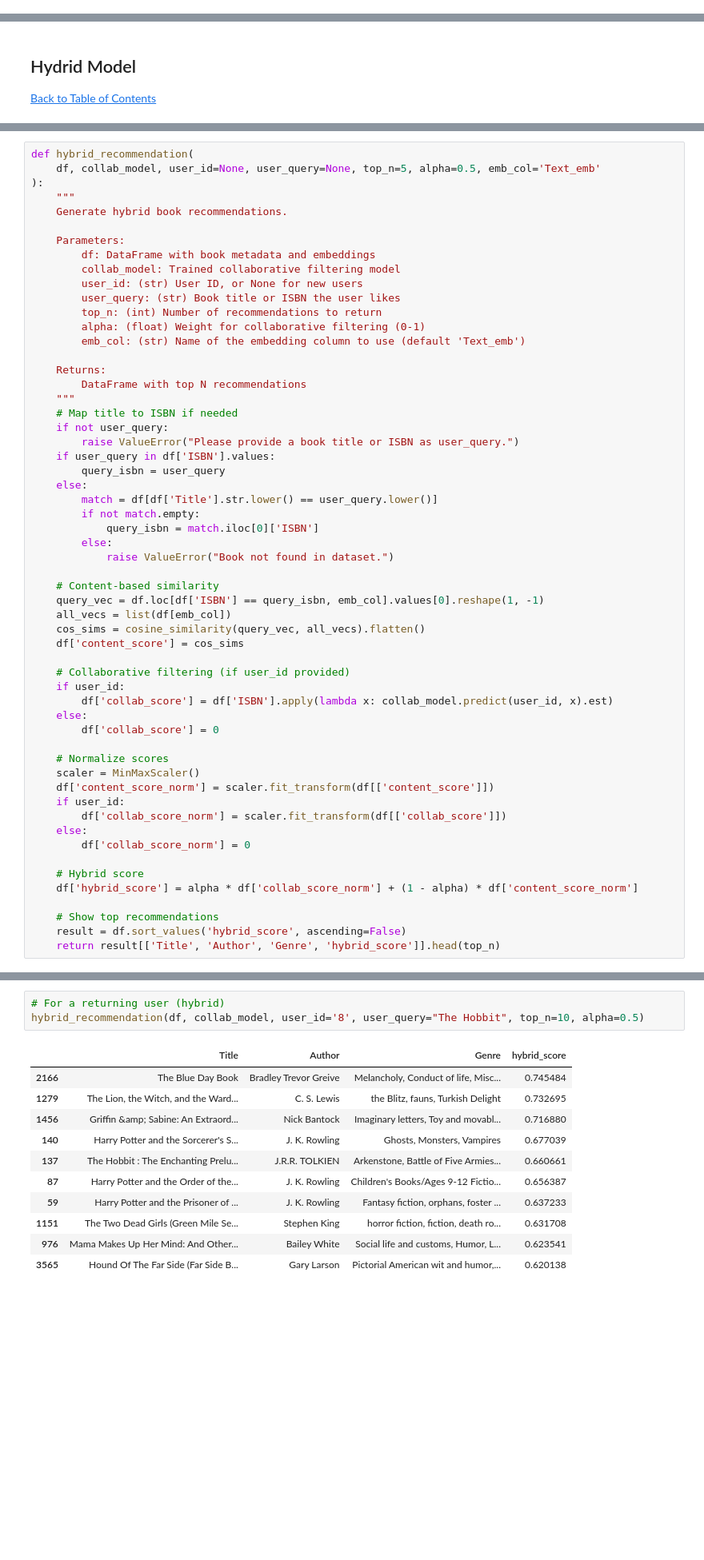
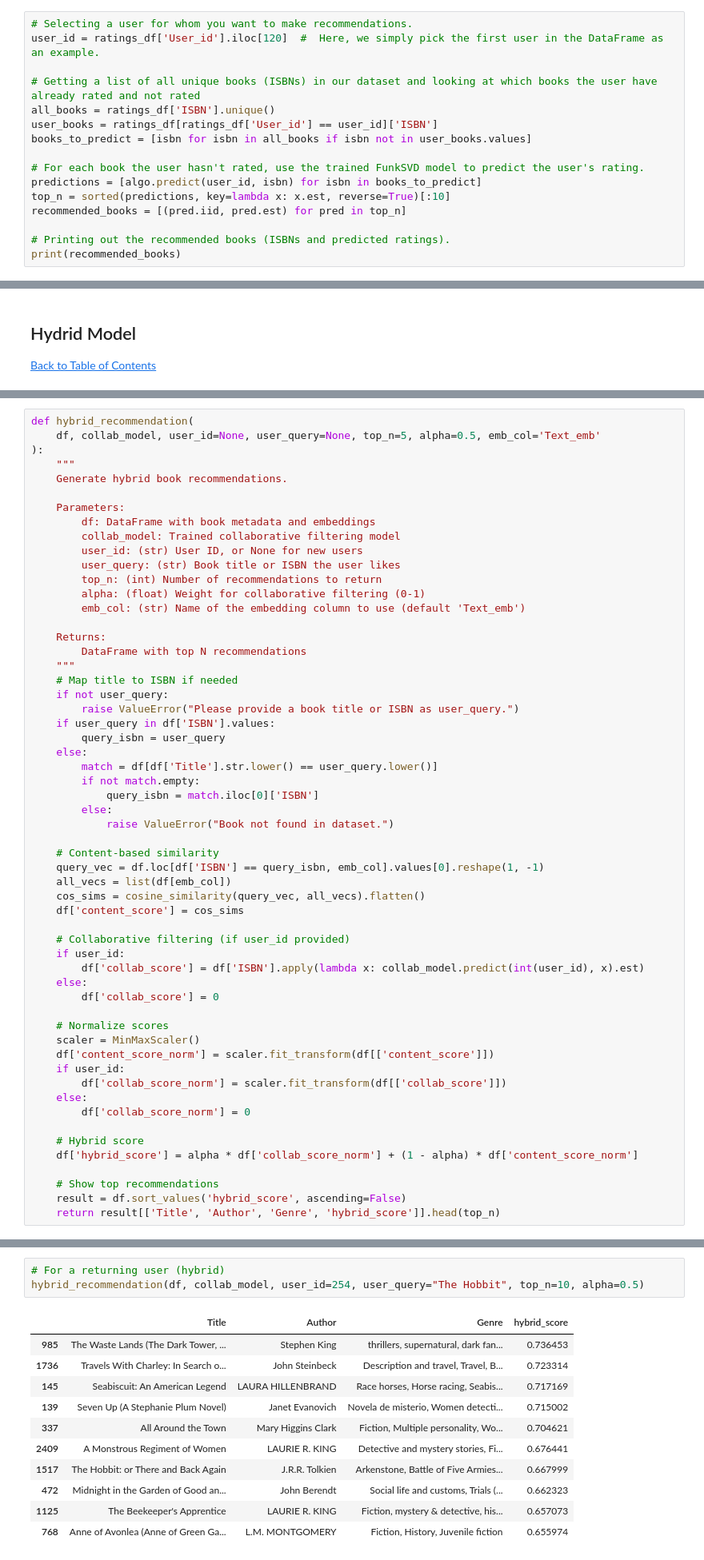
Before and after one commit to MiliThakrar/Book-Recommendations, a Jupyter notebook: notebooks/4. Advance Modeling.ipynb, the cells around one changed output, grey strips where cells are left out. Shown at 80% size. Saved outputs shown, nothing was run; the diff lists cells and outputs as text; blank space fills up the shorter version.

Commit message:
updated the code for Hydrid Model in the advance modeling notebook as it had some issues

```diff
--- a/notebooks/4. Advance Modeling.ipynb
+++ b/notebooks/4. Advance Modeling.ipynb
@@ -389,3 +389,19 @@ final_recommendations
 | 7 | 0671793489 | 8.122453 | All Around the Town | Mary Higgins Clark | Pocket Star |
 | 8 | 0679742298 | 7.922576 | The Talented Mr. Ripley (Vintage ... | Patricia Highsmith | Vintage Books USA |
 | 9 | 0060915544 | 7.723726 | The Bean Trees | Barbara Kingsolver | Perennial |
+# %%
+# Selecting a user for whom you want to make recommendations.
+user_id = ratings_df['User_id'].iloc[120]  #  Here, we simply pick the first user in the DataFrame as an example.
+
+# Getting a list of all unique books (ISBNs) in our dataset and looking at which books the user have already rated and not rated
+all_books = ratings_df['ISBN'].unique()
+user_books = ratings_df[ratings_df['User_id'] == user_id]['ISBN']
+books_to_predict = [isbn for isbn in all_books if isbn not in user_books.values]
+
+# For each book the user hasn't rated, use the trained FunkSVD model to predict the user's rating.
+predictions = [algo.predict(user_id, isbn) for isbn in books_to_predict]
+top_n = sorted(predictions, key=lambda x: x.est, reverse=True)[:10]
+recommended_books = [(pred.iid, pred.est) for pred in top_n]
+
+# Printing out the recommended books (ISBNs and predicted ratings).
+print(recommended_books)
@@ -649,7 +690,7 @@ def hybrid_recommendation(
 
     # Collaborative filtering (if user_id provided)
     if user_id:
-        df['collab_score'] = df['ISBN'].apply(lambda x: collab_model.predict(user_id, x).est)
+        df['collab_score'] = df['ISBN'].apply(lambda x: collab_model.predict(int(user_id), x).est)
     else:
         df['collab_score'] = 0
 
@@ -694,19 +735,19 @@ hybrid_recommendation(df, collab_model, user_id=None, user_query="The Hobbit", t
 | 8867 | Skull Beneath the Skin | P D James | Fiction, Cordelia Gray (Fictitiou... | 0.356974 |
 # %%
 # For a returning user (hybrid)
-hybrid_recommendation(df, collab_model, user_id='8', user_query="The Hobbit", top_n=10, alpha=0.5)
+hybrid_recommendation(df, collab_model, user_id=254, user_query="The Hobbit", top_n=10, alpha=0.5)
 # %% [output]
 |  | Title | Author | Genre | hybrid_score |
-| 2166 | The Blue Day Book | Bradley Trevor Greive | Melancholy, Conduct of life, Misc... | 0.745484 |
-| 1279 | The Lion, the Witch, and the Ward... | C. S. Lewis | the Blitz, fauns, Turkish Delight | 0.732695 |
-| 1456 | Griffin &amp; Sabine: An Extraord... | Nick Bantock | Imaginary letters, Toy and movabl... | 0.716880 |
-| 140 | Harry Potter and the Sorcerer's S... | J. K. Rowling | Ghosts, Monsters, Vampires | 0.677039 |
-| 137 | The Hobbit : The Enchanting Prelu... | J.R.R. TOLKIEN | Arkenstone, Battle of Five Armies... | 0.660661 |
-| 87 | Harry Potter and the Order of the... | J. K. Rowling | Children's Books/Ages 9-12 Fictio... | 0.656387 |
-| 59 | Harry Potter and the Prisoner of ... | J. K. Rowling | Fantasy fiction, orphans, foster ... | 0.637233 |
-| 1151 | The Two Dead Girls (Green Mile Se... | Stephen King | horror fiction, fiction, death ro... | 0.631708 |
-| 976 | Mama Makes Up Her Mind: And Other... | Bailey White | Social life and customs, Humor, L... | 0.623541 |
-| 3565 | Hound Of The Far Side (Far Side B... | Gary Larson | Pictorial American wit and humor,... | 0.620138 |
+| 985 | The Waste Lands (The Dark Tower, ... | Stephen King | thrillers, supernatural, dark fan... | 0.736453 |
+| 1736 | Travels With Charley: In Search o... | John Steinbeck | Description and travel, Travel, B... | 0.723314 |
+| 145 | Seabiscuit: An American Legend | LAURA HILLENBRAND | Race horses, Horse racing, Seabis... | 0.717169 |
+| 139 | Seven Up (A Stephanie Plum Novel) | Janet Evanovich | Novela de misterio, Women detecti... | 0.715002 |
+| 337 | All Around the Town | Mary Higgins Clark | Fiction, Multiple personality, Wo... | 0.704621 |
+| 2409 | A Monstrous Regiment of Women | LAURIE R. KING | Detective and mystery stories, Fi... | 0.676441 |
+| 1517 | The Hobbit: or There and Back Again | J.R.R. Tolkien | Arkenstone, Battle of Five Armies... | 0.667999 |
+| 472 | Midnight in the Garden of Good an... | John Berendt | Social life and customs, Trials (... | 0.662323 |
+| 1125 | The Beekeeper's Apprentice | LAURIE R. KING | Fiction, mystery & detective, his... | 0.657073 |
+| 768 | Anne of Avonlea (Anne of Green Ga... | L.M. MONTGOMERY | Fiction, History, Juvenile fiction | 0.655974 |
 # %% [markdown]
 **From the above, we can see that when we use the same "user query"—for example, the book that the user previously liked, "The Hobbit"—the system produces two distinct sets of recommendations depending on whether a user ID is provided or not.** This difference arises because, when a user ID is included, the hybrid model incorporates both the user's historical preferences (via collaborative filtering) and the content similarity of books (content-based filtering). This means the recommendations are tailored not just to the attributes of "The Hobbit," but also to the unique tastes and reading patterns of that specific user.
 
```
Also changed, not shown: parts of 6 cells of this notebook.
